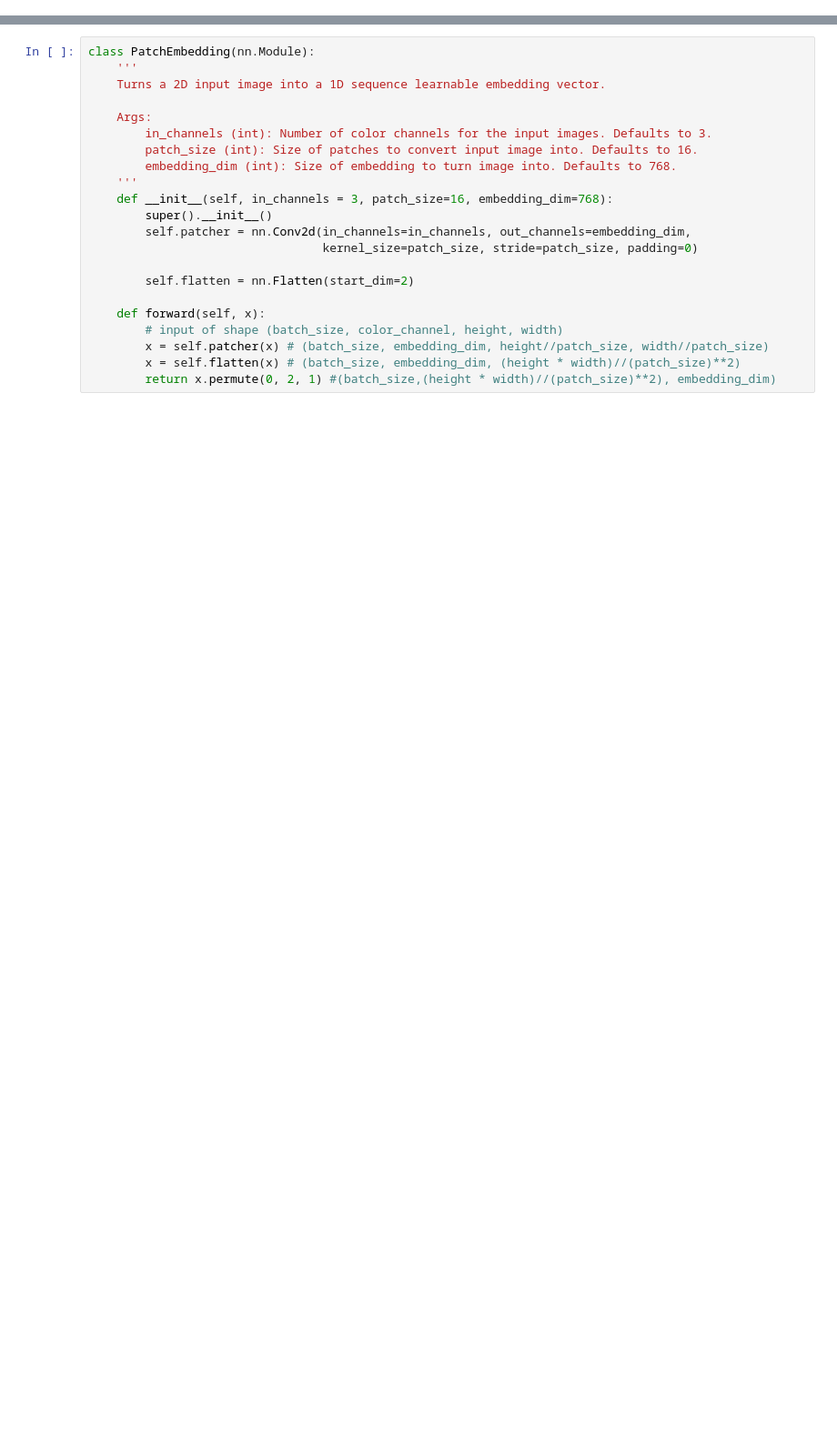
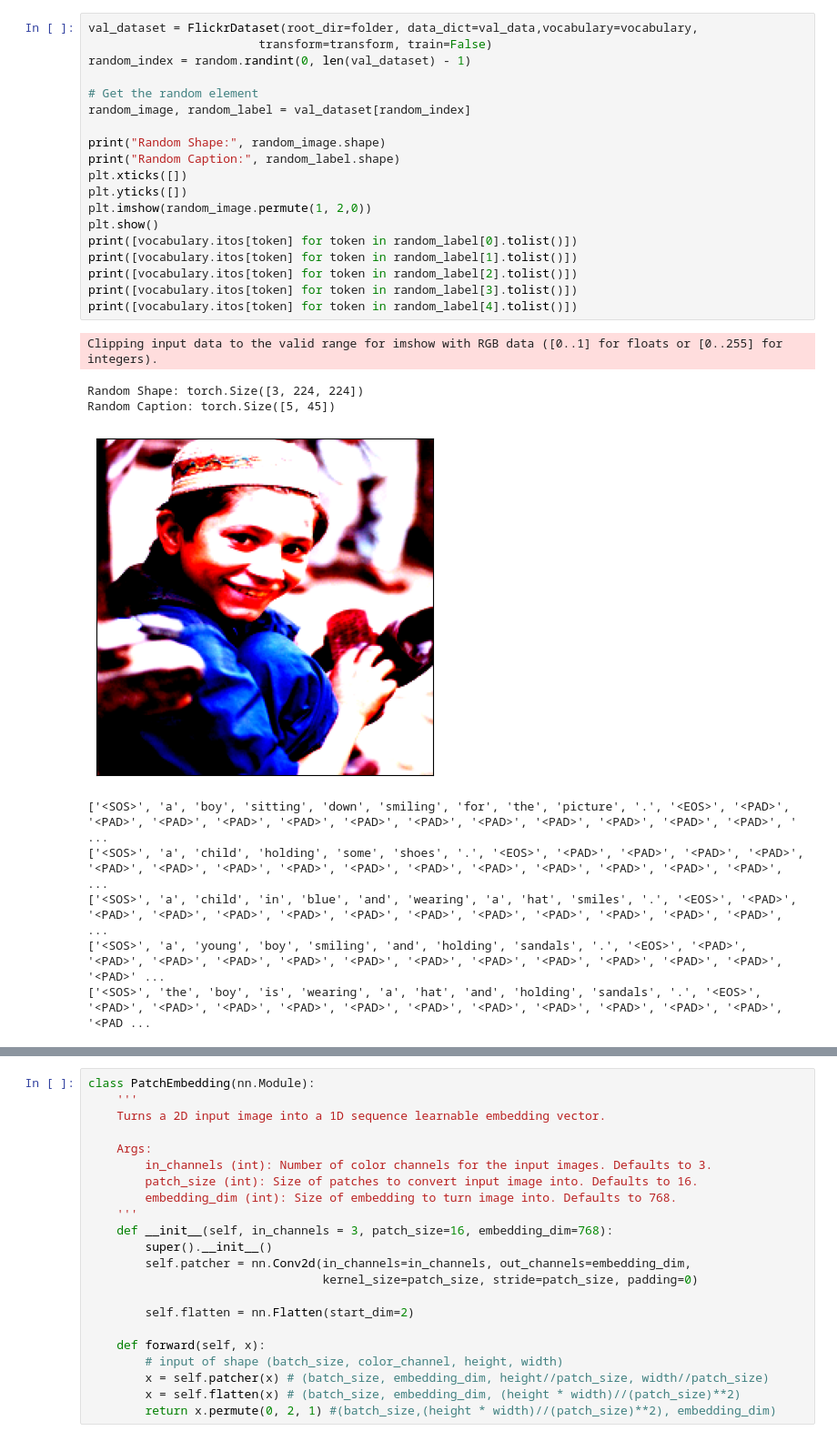
Before and after one commit to natek-1/Vision-Transformer-for-image-captioning, a Jupyter notebook: research/vit_for_caption.ipynb, the cells around one changed output, grey strips where cells are left out. Shown: that part at 91% size. Drawn from its saved outputs; the diff is of its cells as text; blank space fills up the shorter version.

```diff
--- a/research/vit_for_caption.ipynb
+++ b/research/vit_for_caption.ipynb
@@ -19,0 +267,29 @@ from tqdm  import tqdm, trange
+# %%
+val_dataset = FlickrDataset(root_dir=folder, data_dict=val_data,vocabulary=vocabulary,
+                        transform=transform, train=False)
+random_index = random.randint(0, len(val_dataset) - 1)
+
+# Get the random element
+random_image, random_label = val_dataset[random_index]
+
+print("Random Shape:", random_image.shape)
+print("Random Caption:", random_label.shape)
+plt.xticks([])
+plt.yticks([])
+plt.imshow(random_image.permute(1, 2,0))
+plt.show()
+print([vocabulary.itos[token] for token in random_label[0].tolist()])
+print([vocabulary.itos[token] for token in random_label[1].tolist()])
+print([vocabulary.itos[token] for token in random_label[2].tolist()])
+print([vocabulary.itos[token] for token in random_label[3].tolist()])
+print([vocabulary.itos[token] for token in random_label[4].tolist()])
+# %% [output]
+Clipping input data to the valid range for imshow with RGB data ([0..1] for floats or [0..255] for integers).
+Random Shape: torch.Size([3, 224, 224])
+Random Caption: torch.Size([5, 45])
+[figure, added]
+['<SOS>', 'a', 'boy', 'sitting', 'down', 'smiling', 'for', 'the', 'picture', '.', '<EOS>', '<PAD>', '<PAD>', '<PAD>', '<PAD>', '<PAD>', '<PAD>', '<PAD>', '<PAD>', '<PAD>', '<PAD>', '<PAD>', '<PAD>', ' ...
+['<SOS>', 'a', 'child', 'holding', 'some', 'shoes', '.', '<EOS>', '<PAD>', '<PAD>', '<PAD>', '<PAD>', '<PAD>', '<PAD>', '<PAD>', '<PAD>', '<PAD>', '<PAD>', '<PAD>', '<PAD>', '<PAD>', '<PAD>', '<PAD>', ...
+['<SOS>', 'a', 'child', 'in', 'blue', 'and', 'wearing', 'a', 'hat', 'smiles', '.', '<EOS>', '<PAD>', '<PAD>', '<PAD>', '<PAD>', '<PAD>', '<PAD>', '<PAD>', '<PAD>', '<PAD>', '<PAD>', '<PAD>', '<PAD>',  ...
+['<SOS>', 'a', 'young', 'boy', 'smiling', 'and', 'holding', 'sandals', '.', '<EOS>', '<PAD>', '<PAD>', '<PAD>', '<PAD>', '<PAD>', '<PAD>', '<PAD>', '<PAD>', '<PAD>', '<PAD>', '<PAD>', '<PAD>', '<PAD>' ...
+['<SOS>', 'the', 'boy', 'is', 'wearing', 'a', 'hat', 'and', 'holding', 'sandals', '.', '<EOS>', '<PAD>', '<PAD>', '<PAD>', '<PAD>', '<PAD>', '<PAD>', '<PAD>', '<PAD>', '<PAD>', '<PAD>', '<PAD>', '<PAD ...
```
Also changed, not shown: parts of 17 cells of this notebook, 1 other file.
